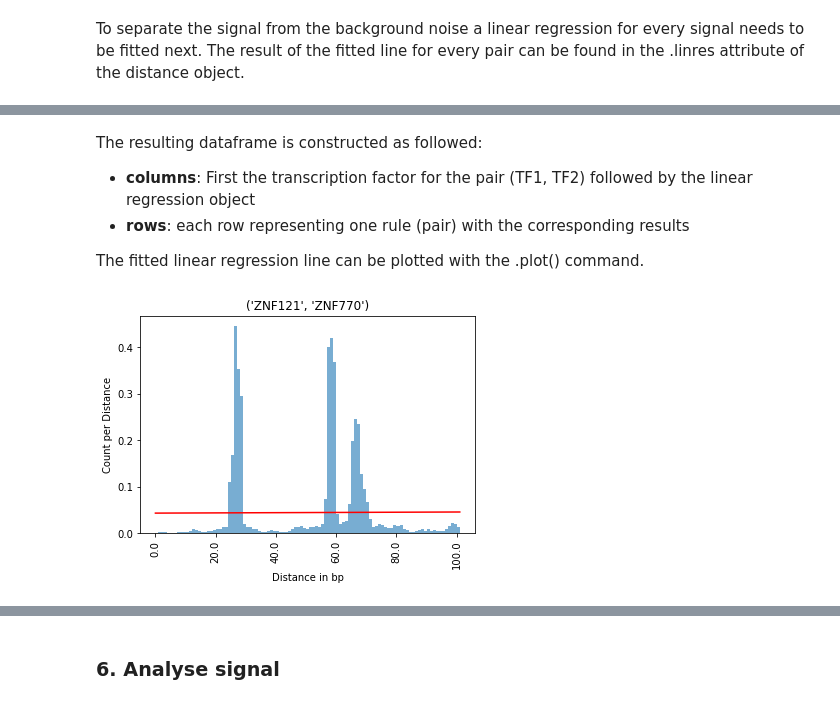
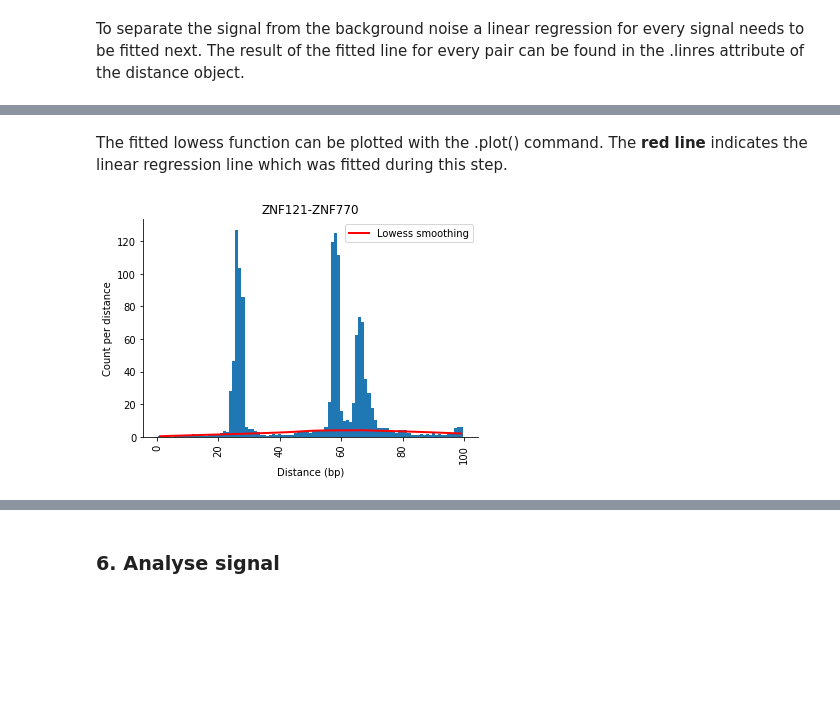
Before and after one commit to loosolab/TF-COMB, a Jupyter notebook: examples/Distance_analysis.ipynb, the cells around one changed output, grey strips where cells are left out. Saved outputs shown, nothing was run; the diff lists cells and outputs as text; code cells hidden in the pictures; blank space fills up the shorter version.

```diff
--- a/examples/Distance_analysis.ipynb
+++ b/examples/Distance_analysis.ipynb
@@ -306,10 +309,6 @@ selection.distObj.linres
-# %% [markdown]
-The resulting dataframe is constructed as followed:
-- __columns__: First the transcription factor for the pair (TF1, TF2) followed by the linear regression object
-- __rows__: each row representing one rule (pair) with the corresponding results
-
-The fitted linear regression line can be plotted with the .plot() command.
+# %% [markdown]
+The fitted lowess function can be plotted with the .plot() command. The __red line__ indicates the linear regression line which was fitted during this step.
 # %%
-selection.distObj.plot(("ZNF121", "ZNF770"), method="linres")
+_ = selection.distObj.plot(("ZNF121", "ZNF770"), method="correction")
 # %% [output]
-[figure, old version]
+[figure, new version]
```
Also changed, not shown: parts of 65 cells of this notebook, 20 other files.
